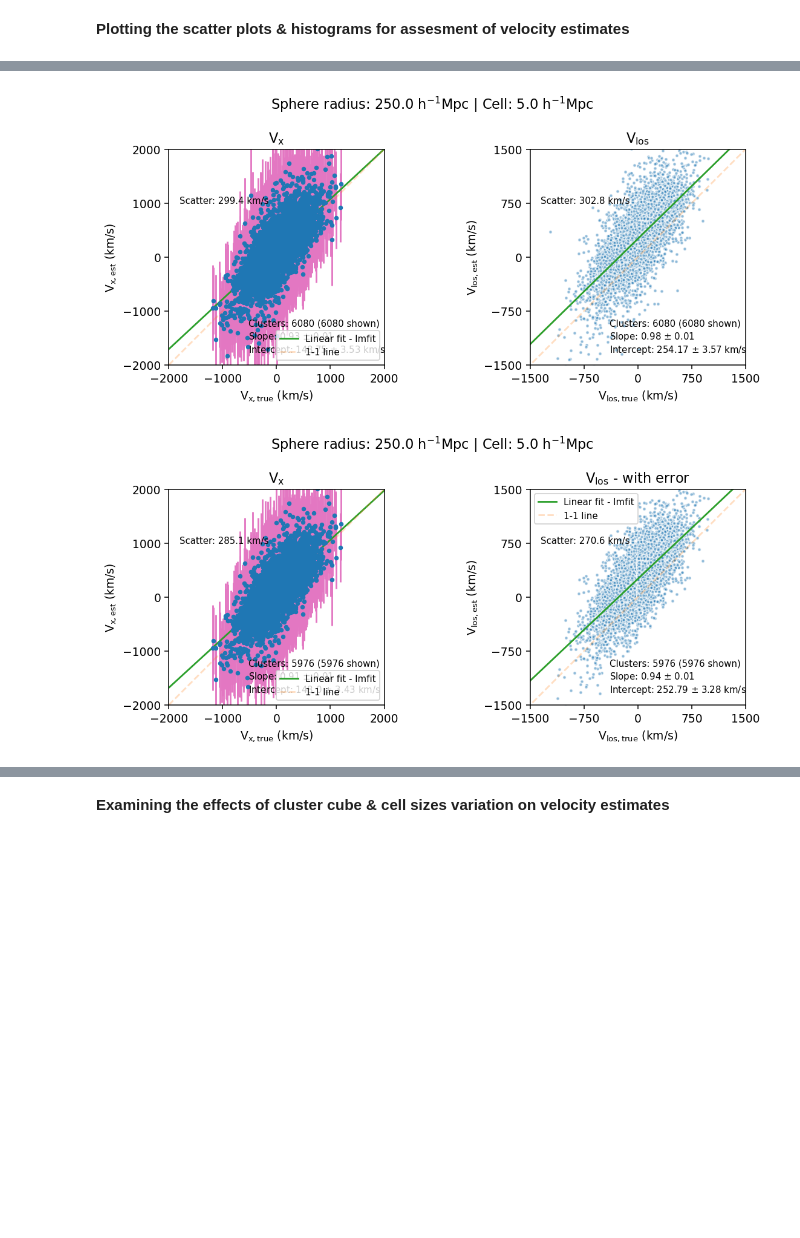
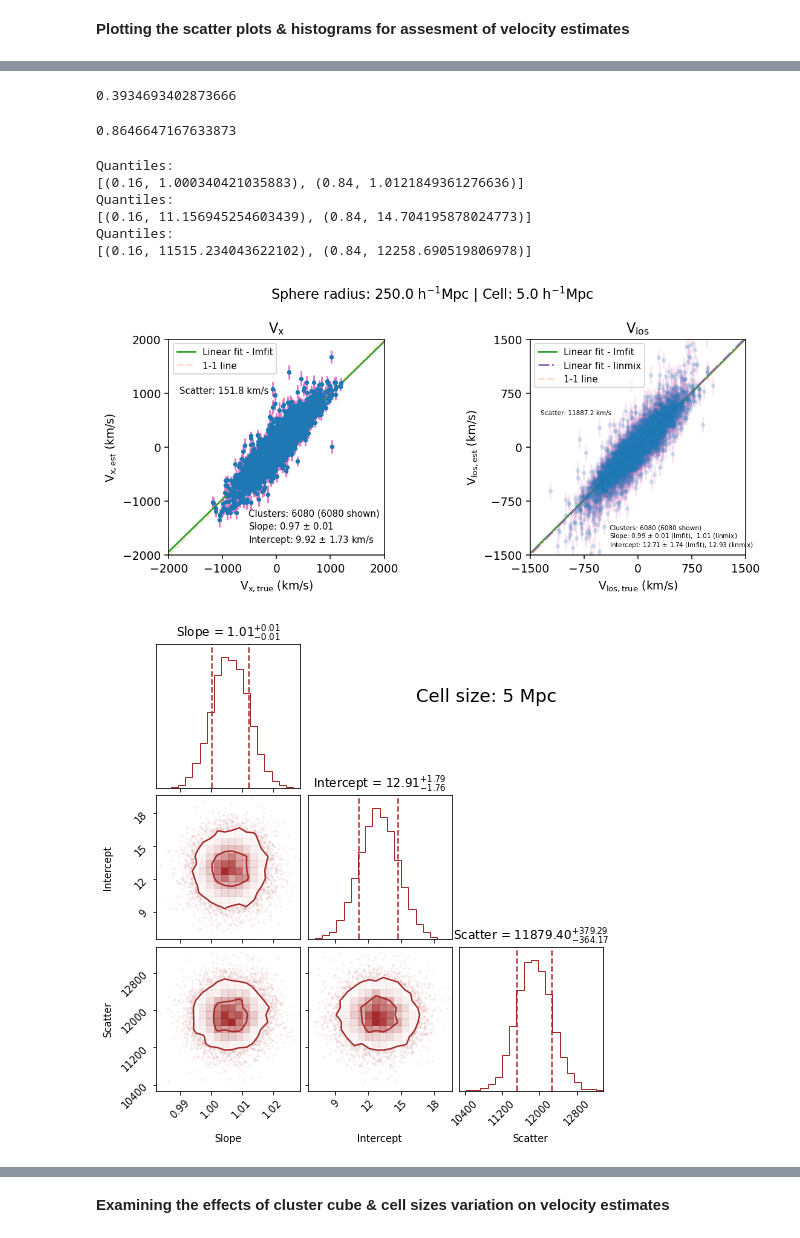
Before and after one commit to awaismirza92/velocity-reconstruction-and-kinetic-SZ, a Jupyter notebook: codes/velocity-reconstruction-big-sim-box.ipynb, the cells around one changed output, grey strips where cells are left out. Cells and saved outputs as stored; diff of their text form; code cells hidden in the pictures; blank space fills up the shorter version.

Commit message:
lowered mass filter, found scatter with linmix

```diff
--- a/codes/velocity-reconstruction-big-sim-box.ipynb
+++ b/codes/velocity-reconstruction-big-sim-box.ipynb
@@ -801,52 +928,19 @@ def plotting_func(df_clusters_est_err, cell_size, clus_cube_size_actual):
+# %%
+1-np.exp(-0.5)
+# %% [output]
+0.3934693402873666
+# %%
+1-np.exp(-2)
+# %% [output]
+0.8646647167633873
 # %%
-plotting_func(df_clusters_est_err, cell_size, clus_cube_size_actual)
+plotting_func(df_clusters_est_err, cell_size, clus_cube_size_actual, param_los_linmix)
 # %% [output]
+Quantiles:
+[(0.16, 1.000340421035883), (0.84, 1.0121849361276636)]
+Quantiles:
+[(0.16, 11.156945254603439), (0.84, 14.704195878024773)]
+Quantiles:
+[(0.16, 11515.234043622102), (0.84, 12258.690519806978)]
-[figure, old version]
+[figure, new version]
+[figure, added]
-# %%
-sigma_filter = 3
-
-param_los_lmfit = lmfit_func(df_clusters_est_err['v_los[km/s]'],
-                         df_clusters_est_err['v_los_est[km/s]']
-                       , df_clusters_est_err['v_los_est_err[km/s]']
-                      )
-
-def fit_func(x, m, c):
-    return m*x + c
-
-residuals = (df_clusters_est_err['v_los_est[km/s]'] -
-             fit_func(df_clusters_est_err['v_los[km/s]'], param_los_lmfit.params['slope'].value,
-             param_los_lmfit.params['intercept'].value))
-
-v_los_est_scatter = np.std(residuals)
-
-v_bins = range(-1500, 1501, 500)
-
-df_clusters_est_err_filtered = pd.DataFrame(columns = df_clusters_est_err.columns)
-
-for i, low_lim in enumerate(v_bins[:-1]):
-
-    df_clusters_est_err_temp = df_clusters_est_err[
-        (df_clusters_est_err['v_los[km/s]'] > v_bins[i])  &
-        (df_clusters_est_err['v_los[km/s]'] < v_bins[i+1]) ]
-
-
-    df_clusters_est_err_temp = df_clusters_est_err_temp[
-        (df_clusters_est_err_temp['v_los_est[km/s]'] >
-         (df_clusters_est_err_temp['v_los_est[km/s]'].mean() - sigma_filter * v_los_est_scatter))
-        &
-        (df_clusters_est_err_temp['v_los_est[km/s]'] <
-         (df_clusters_est_err_temp['v_los_est[km/s]'].mean() + sigma_filter * v_los_est_scatter))]
-
-#     print(df_clusters_est_err_temp.describe())
-
-    df_clusters_est_err_filtered = df_clusters_est_err_filtered.append(df_clusters_est_err_temp)
-
-#     print(df_clusters_est_err_filtered.describe())
-
-
-# print(df_clusters_est_err_filtered.describe())
-
-plotting_func(df_clusters_est_err_filtered, cell_size, clus_cube_size_actual)
-plt.title('V$_{\mathrm{los}}$ - with error');
-# %% [output]
-[figure, removed]
```
Also changed, not shown: parts of 11 cells of this notebook, 1 other file.
